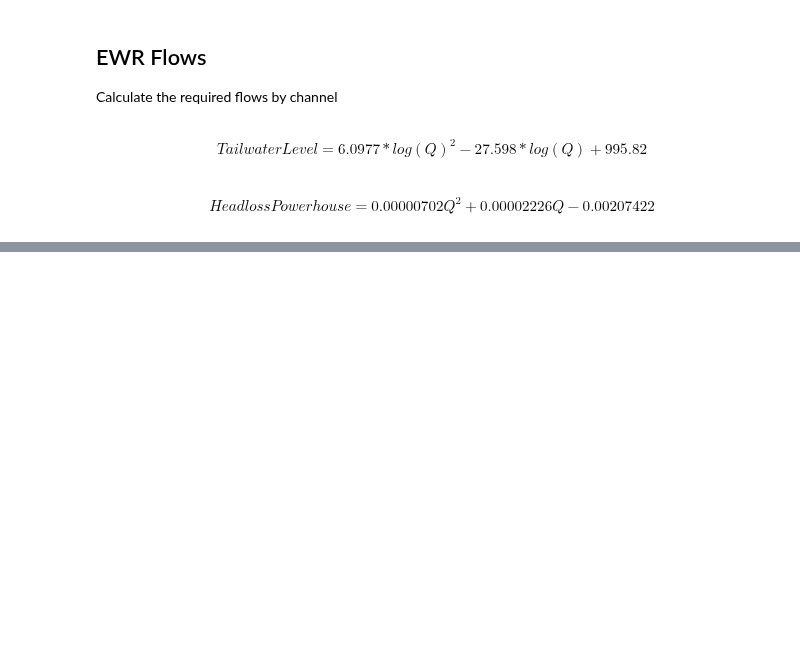
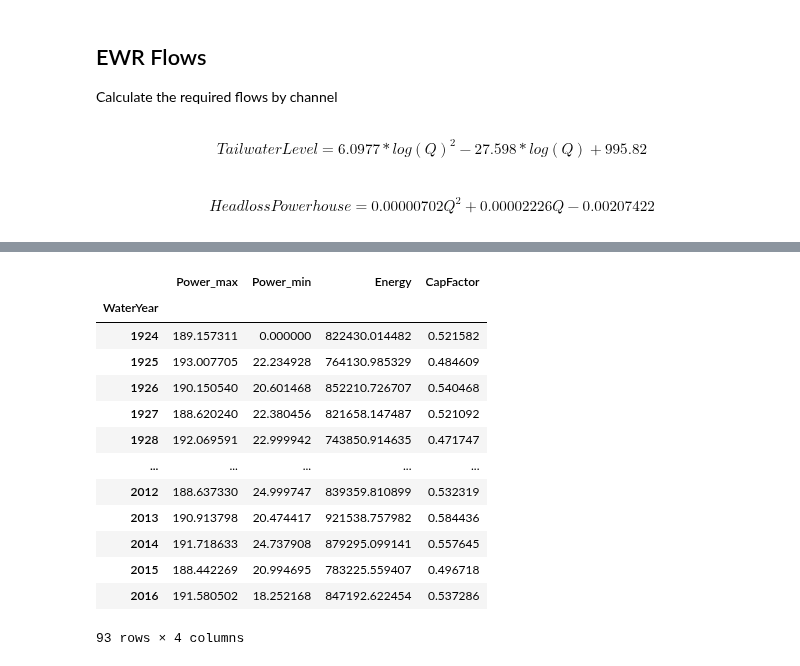
Before and after one commit to AndyFlem/ngonye-notepad, a Jupyter notebook: e_power_energy.ipynb, the cells around one changed output, grey strips where cells are left out. Saved outputs shown, nothing was run; the diff lists cells and outputs as text; code cells hidden in the pictures; blank space fills up the shorter version.

```diff
--- a/e_power_energy.ipynb
+++ b/e_power_energy.ipynb
@@ -436,0 +442,22 @@ monthly
+# %%
+yearly=daily.groupby("WaterYear").agg(
+   Power_max=('Power', 'max'),
+   Power_min=('Power', 'min'),
+   Energy=('Energy', 'sum'),
+)
+yearly['CapFactor']=yearly['Energy']/(180*24*365)
+# %% [output]
+|  | Power_max | Power_min | Energy | CapFactor |
+| WaterYear |  |  |  |  |
+| 1924 | 189.157311 | 0.000000 | 822430.014482 | 0.521582 |
+| 1925 | 193.007705 | 22.234928 | 764130.985329 | 0.484609 |
+| 1926 | 190.150540 | 20.601468 | 852210.726707 | 0.540468 |
+| 1927 | 188.620240 | 22.380456 | 821658.147487 | 0.521092 |
+| 1928 | 192.069591 | 22.999942 | 743850.914635 | 0.471747 |
+| ... | ... | ... | ... | ... |
+| 2012 | 188.637330 | 24.999747 | 839359.810899 | 0.532319 |
+| 2013 | 190.913798 | 20.474417 | 921538.757982 | 0.584436 |
+| 2014 | 191.718633 | 24.737908 | 879295.099141 | 0.557645 |
+| 2015 | 188.442269 | 20.994695 | 783225.559407 | 0.496718 |
+| 2016 | 191.580502 | 18.252168 | 847192.622454 | 0.537286 |
+93 rows × 4 columns
```
Also changed, not shown: parts of 9 cells of this notebook, 4 other files.
